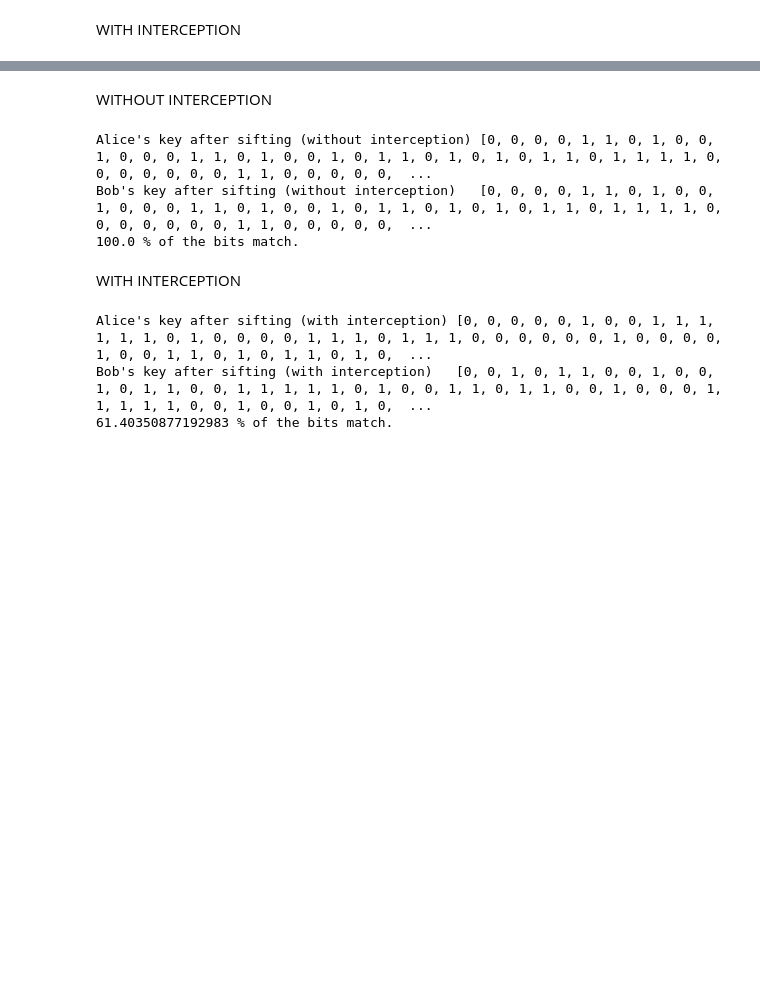
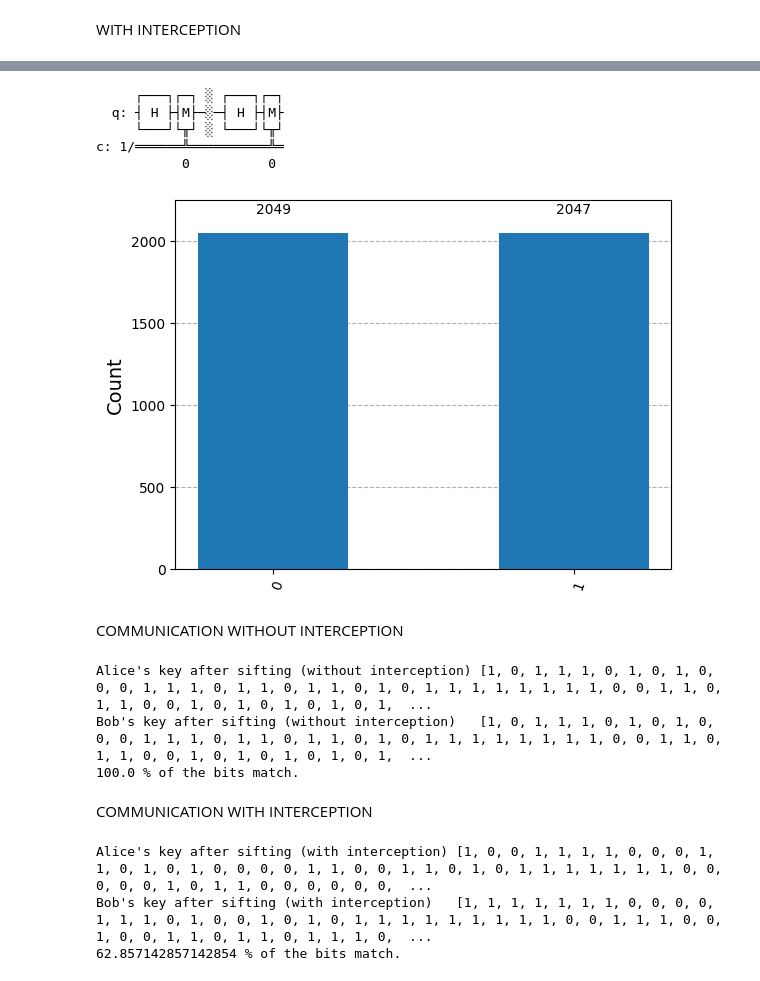
Before and after one commit to ABR-2005/Secure-quantum-key-distribution-using-the-BB84-protocol, a Jupyter notebook: BB84_protocol_implementation.ipynb, the cells around one changed output, grey strips where cells are left out. Drawn from its saved outputs; the diff is of its cells as text; code cells hidden in the pictures; blank space fills up the shorter version.

```diff
--- a/BB84_protocol_implementation.ipynb
+++ b/BB84_protocol_implementation.ipynb
@@ -179,7 +125,39 @@ WARNING:matplotlib.font_manager:findfont: Font family 'Georgia' not found.
-# %% [markdown]
-WITHOUT INTERCEPTION
+# %%
+# Step 1: Initialize the Quantum Circuit with 1 qubit and 1 classical bit
+qc = QuantumCircuit(1, 1)
+
+# Step 2: Alice prepares the qubit in state |+>
+qc.h(0)  # Apply Hadamard gate to create superposition
+
+# Step 3: Eve intercepts the qubit and measures it
+qc.measure(0, 0)  # Eve measures the qubit
+qc.barrier()  # Add a barrier to separate Eve's interception from Bob's actions
+
+# Step 4: Eve passes the qubit to Bob, who measures it in the X-basis
+qc.h(0)  # Bob applies Hadamard gate to switch to X-basis
+qc.measure(0, 0)  # Bob measures the qubit
+
+# Step 5: Visualize the circuit
+print(qc.draw())  # Display the circuit diagram
+
+# Step 6: Simulate the circuit and get measurement results
+aer_simulator = Aer.get_backend('aer_simulator')  # Load the Aer simulator
+job = aer_simulator.run(qc, shots=4096)  # Run the simulation with 1024 shots
+results = job.result().get_counts()  # Get the counts of measurement results
+
+# Step 7: Plot the results
+plot_histogram(results)
+# %% [output]
+     ┌───┐┌─┐ ░ ┌───┐┌─┐
+  q: ┤ H ├┤M├─░─┤ H ├┤M├
+     └───┘└╥┘ ░ └───┘└╥┘
+c: 1/══════╩══════════╩═
+           0          0
+[figure, added]
+# %% [markdown]
+COMMUNICATION WITHOUT INTERCEPTION
 # %%
-n = 100
+n = 200
 ## Step 1
 # Alice generates bits.
 alice_bits = np.random.randint(0,2,n)
@@ -240,7 +218,7 @@ bob_results = measure_message(message, bob_bases)
 ## Step 4
 
 # Function to perform sifting i.e. disregard the bits for which Bob's & A;ice's bases didnot match.
-def remove_garbage(a_bases, b_bases, bits):
+def remove_unmatching_sift_keys(a_bases, b_bases, bits):
     good_bits = []
     for q in range(n):
         if a_bases[q] == b_bases[q]:
@@ -250,14 +228,14 @@ def remove_garbage(a_bases, b_bases, bits):
     return good_bits
 
 # Performing sifting for Alice's and Bob's bits.
-alice_key = remove_garbage(alice_bases, bob_bases, alice_bits)
-bob_key = remove_garbage(alice_bases, bob_bases, bob_results)
+alice_key = remove_unmatching_sift_keys(alice_bases, bob_bases, alice_bits)
+bob_key = remove_unmatching_sift_keys(alice_bases, bob_bases, bob_results)
 
 print("Alice's key after sifting (without interception)", alice_key)
 print("Bob's key after sifting (without interception)  ", bob_key)
 
 # # Step 5
-
+# for caluclating the sift bits match
 num = 0
 for i in range(0,len(bob_key)):
     if alice_key[i] == bob_key[i]:
@@ -266,11 +244,11 @@ for i in range(0,len(bob_key)):
 matching_bits = (num/len(bob_key))*100
 print(matching_bits,"% of the bits match.")
 # %% [output]
-Alice's key after sifting (without interception) [0, 0, 0, 0, 1, 1, 0, 1, 0, 0, 1, 0, 0, 0, 1, 1, 0, 1, 0, 0, 1, 0, 1, 1, 0, 1, 0, 1, 0, 1, 1, 0, 1, 1, 1, 1, 0, 0, 0, 0, 0, 0, 0, 1, 1, 0, 0, 0, 0, 0,  ...
-Bob's key after sifting (without interception)   [0, 0, 0, 0, 1, 1, 0, 1, 0, 0, 1, 0, 0, 0, 1, 1, 0, 1, 0, 0, 1, 0, 1, 1, 0, 1, 0, 1, 0, 1, 1, 0, 1, 1, 1, 1, 0, 0, 0, 0, 0, 0, 0, 1, 1, 0, 0, 0, 0, 0,  ...
+Alice's key after sifting (without interception) [1, 0, 1, 1, 1, 0, 1, 0, 1, 0, 0, 0, 1, 1, 1, 0, 1, 1, 0, 1, 1, 0, 1, 0, 1, 1, 1, 1, 1, 1, 1, 1, 0, 0, 1, 1, 0, 1, 1, 0, 0, 1, 0, 1, 0, 1, 0, 1, 0, 1,  ...
+Bob's key after sifting (without interception)   [1, 0, 1, 1, 1, 0, 1, 0, 1, 0, 0, 0, 1, 1, 1, 0, 1, 1, 0, 1, 1, 0, 1, 0, 1, 1, 1, 1, 1, 1, 1, 1, 0, 0, 1, 1, 0, 1, 1, 0, 0, 1, 0, 1, 0, 1, 0, 1, 0, 1,  ...
 100.0 % of the bits match.
-# %% [markdown]
-WITH INTERCEPTION
+# %% [markdown]
+COMMUNICATION WITH INTERCEPTION
 # %%
 ## Step 1
 alice_bits = np.random.randint(2, size=n)
@@ -284,17 +262,13 @@ intercepted_message = measure_message(message, eve_bases)
 bob_bases = np.random.randint(2, size=n)
 bob_results = measure_message(message, bob_bases)
 ## Step 4
-bob_key = remove_garbage(alice_bases, bob_bases, bob_results)
-alice_key = remove_garbage(alice_bases, bob_bases, alice_bits)
+bob_key = remove_unmatching_sift_keys(alice_bases, bob_bases, bob_results)
+alice_key = remove_unmatching_sift_keys(alice_bases, bob_bases, alice_bits)
 
 print("Alice's key after sifting (with interception)", alice_key)
 print("Bob's key after sifting (with interception)  ", bob_key)
 # ## Step 5
-# sample_size = 15
-# bit_selection = np.random.randint(n, size=sample_size)
-# bob_sample = sample_bits(bob_key, bit_selection)
-# alice_sample = sample_bits(alice_key, bit_selection)
-
+# Sifted bits won't always match if there is interception
 num = 0
 for i in range(0,len(bob_key)):
     if alice_key[i] == bob_key[i]:
@@ -303,6 +277,6 @@ for i in range(0,len(bob_key)):
 matching_bits = (num/len(bob_key))*100
 print(matching_bits,"% of the bits match.")
 # %% [output]
-Alice's key after sifting (with interception) [0, 0, 0, 0, 0, 1, 0, 0, 1, 1, 1, 1, 1, 1, 0, 1, 0, 0, 0, 0, 1, 1, 1, 0, 1, 1, 1, 0, 0, 0, 0, 0, 0, 1, 0, 0, 0, 0, 1, 0, 0, 1, 1, 0, 1, 0, 1, 1, 0, 1, 0,  ...
-Bob's key after sifting (with interception)   [0, 0, 1, 0, 1, 1, 0, 0, 1, 0, 0, 1, 0, 1, 1, 0, 0, 1, 1, 1, 1, 1, 0, 1, 0, 0, 1, 1, 0, 1, 1, 0, 0, 1, 0, 0, 0, 1, 1, 1, 1, 1, 0, 0, 1, 0, 0, 1, 0, 1, 0,  ...
-61.40350877192983 % of the bits match.
+Alice's key after sifting (with interception) [1, 0, 0, 1, 1, 1, 1, 0, 0, 0, 1, 1, 0, 1, 0, 1, 0, 0, 0, 0, 1, 1, 0, 0, 1, 1, 0, 1, 0, 1, 1, 1, 1, 1, 1, 1, 0, 0, 0, 0, 0, 1, 0, 1, 1, 0, 0, 0, 0, 0, 0,  ...
+Bob's key after sifting (with interception)   [1, 1, 1, 1, 1, 1, 1, 0, 0, 0, 0, 1, 1, 1, 0, 1, 0, 0, 1, 0, 1, 0, 1, 1, 1, 1, 1, 1, 1, 1, 1, 0, 0, 1, 1, 1, 0, 0, 1, 0, 0, 1, 1, 0, 1, 1, 0, 1, 1, 1, 0,  ...
+62.857142857142854 % of the bits match.
```
Also changed, not shown: parts of 5 cells of this notebook.
